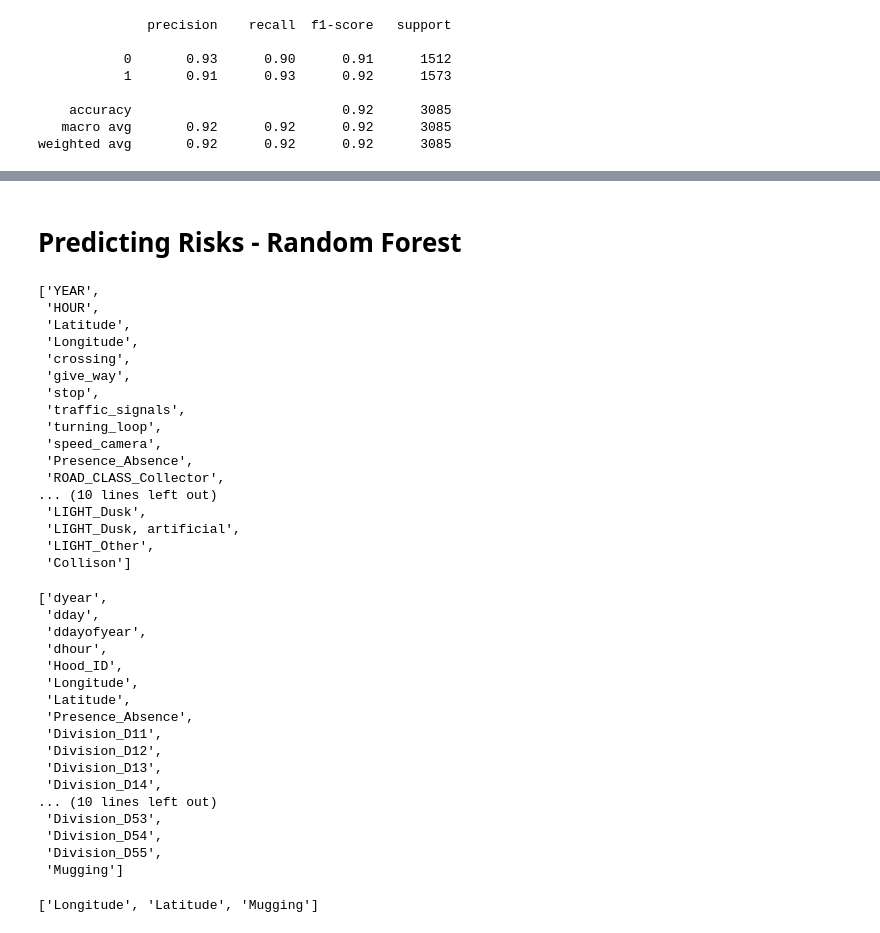
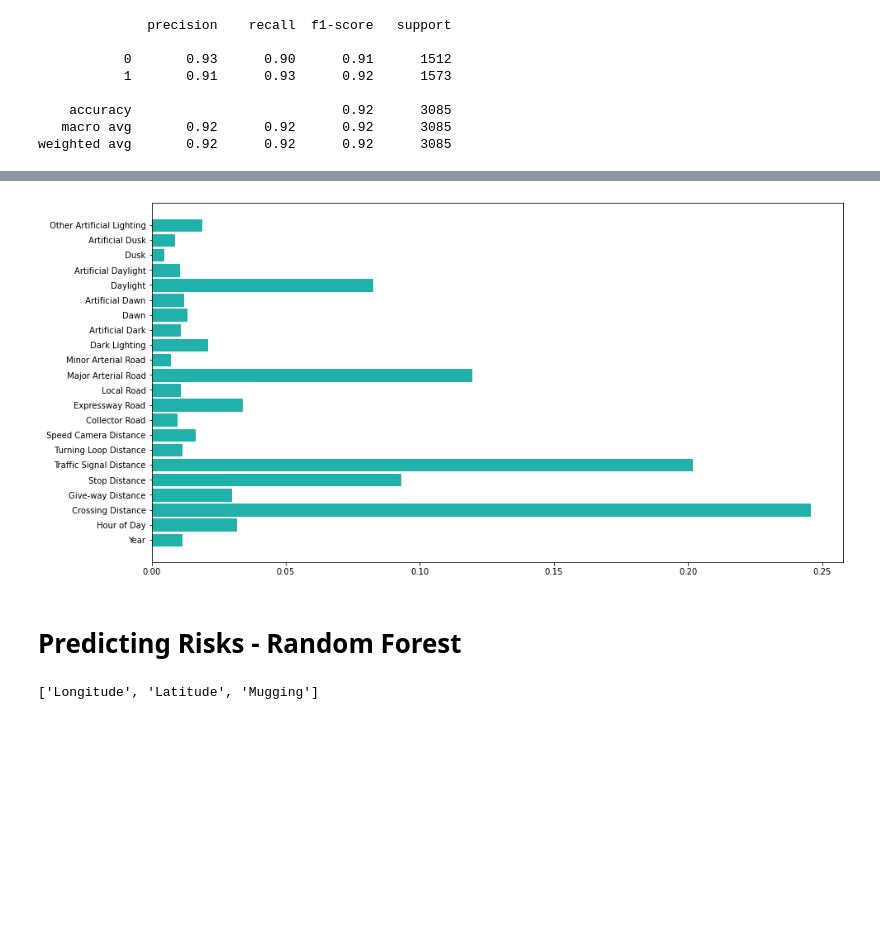
Before and after one commit to jodyndaniel/CityTrek, a Jupyter notebook: notebooks/archive/model-prediction.ipynb, the cells around one changed output, grey strips where cells are left out. Drawn from its saved outputs; the diff is of its cells as text; code cells hidden in the pictures; blank space fills up the shorter version.

```diff
--- a/notebooks/archive/model-prediction.ipynb
+++ b/notebooks/archive/model-prediction.ipynb
@@ -376,0 +403,8 @@ weighted avg       0.92      0.92      0.92      3085
+# %%
+importance_pedestrian = pedestrian_model_best_RF.feature_importances_
+
+pedestrian_x_names = ("Year", "Hour of Day", " Crossing Distance", "Give-way Distance", " Stop Distance",
+                         "Traffic Signal Distance", " Turning Loop Distance", " Speed Camera Distance",
+                         " Collector Road", " Expressway Road", " Local Road", " Major Arterial Road",
+                         " Minor Arterial Road", " Dark Lighting", " Artificial Dark", "Dawn", " Artificial Dawn",
+                         " Daylight", "Artificial Daylight", " Dusk", " Artificial Dusk", " Other Artificial Lighting")
@@ -377,3 +432,10 @@ weighted avg       0.92      0.92      0.92      3085
+# %%
+figure, ax = plt.subplots(1, figsize=(15, 8))
+ax.barh(pedestrian_x_names,importance_pedestrian, color = "lightseagreen", ec="lightseagreen")
+save_results_to = 'C:/Users/jodyn/PycharmProjects/InsightFDS/notebooks/figures/'
+plt.savefig(save_results_to + 'Feature-Importance_Car.png', dpi = 300)
+# %% [output]
+[figure, added]
 # %% [markdown]
 # Predicting Risks - Random Forest
 # %%
@@ -388,46 +450,6 @@ robbery_features_final = pandas.DataFrame(robbery_features,
 pedestrian_model_data_dummies_bal['Collison'] = pandas.DataFrame((pedestrian_model_best_RF.predict_proba(pedestrian_features_final)))[1]
 
 robbery_model_data_dummies_bal['Mugging'] = pandas.DataFrame((robbery_model_best_RF.predict_proba(robbery_features_final)))[1]
-# %%
-list(pedestrian_model_data_dummies_bal)
-# %% [output]
-['YEAR',
- 'HOUR',
- 'Latitude',
- 'Longitude',
- 'crossing',
- 'give_way',
- 'stop',
- 'traffic_signals',
- 'turning_loop',
- 'speed_camera',
- 'Presence_Absence',
- 'ROAD_CLASS_Collector',
-... (10 lines left out)
- 'LIGHT_Dusk',
- 'LIGHT_Dusk, artificial',
- 'LIGHT_Other',
- 'Collison']
-# %%
-list(robbery_model_data_dummies_bal)
-# %% [output]
-['dyear',
- 'dday',
- 'ddayofyear',
- 'dhour',
- 'Hood_ID',
- 'Longitude',
- 'Latitude',
- 'Presence_Absence',
- 'Division_D11',
- 'Division_D12',
- 'Division_D13',
- 'Division_D14',
-... (10 lines left out)
- 'Division_D53',
- 'Division_D54',
- 'Division_D55',
- 'Mugging']
 # %%
 list(robbery_model_data_dummies_bal.iloc[:, numpy.r_[5,6,25]])
 # %% [output]
```
Also changed, not shown: parts of 6 cells of this notebook, 6 other files.
